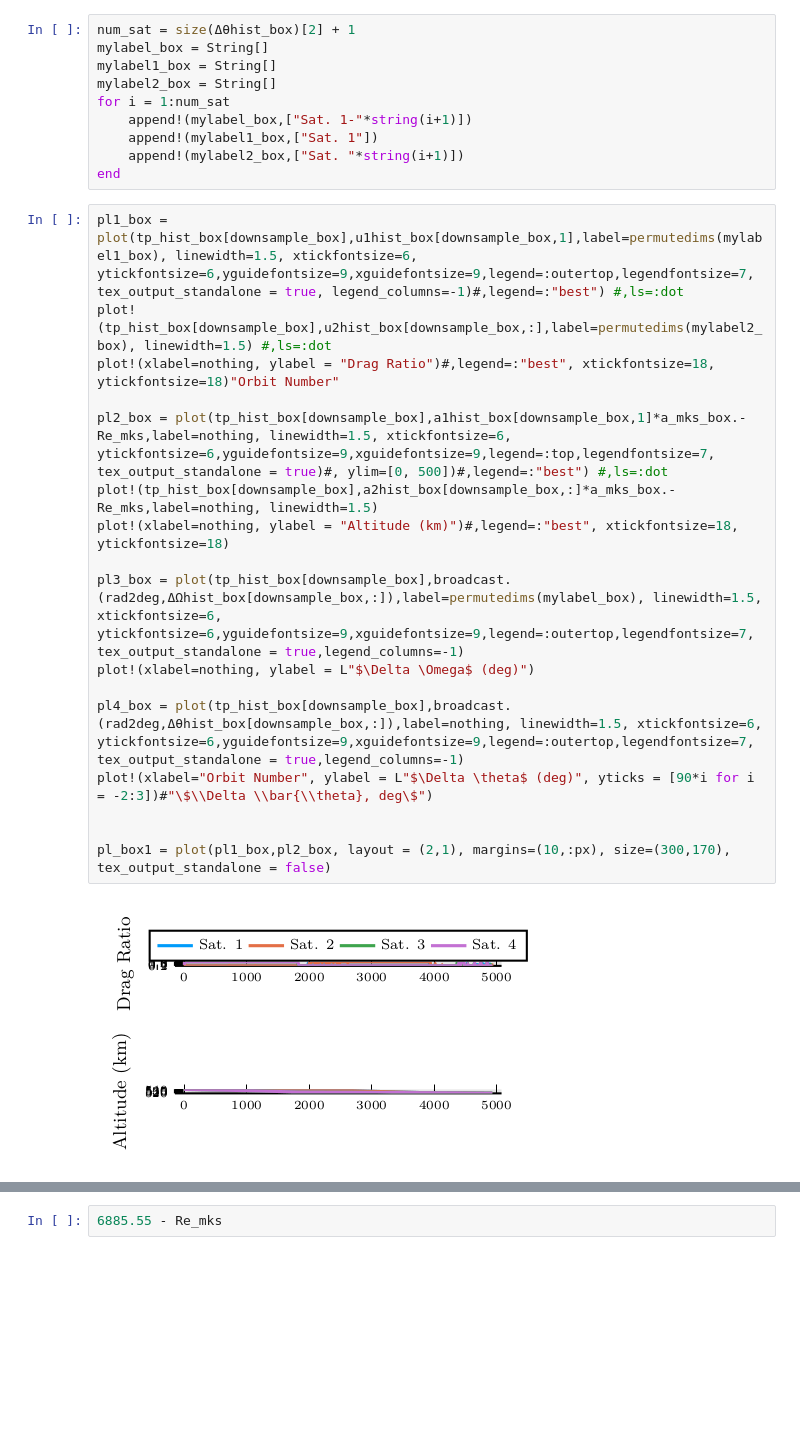
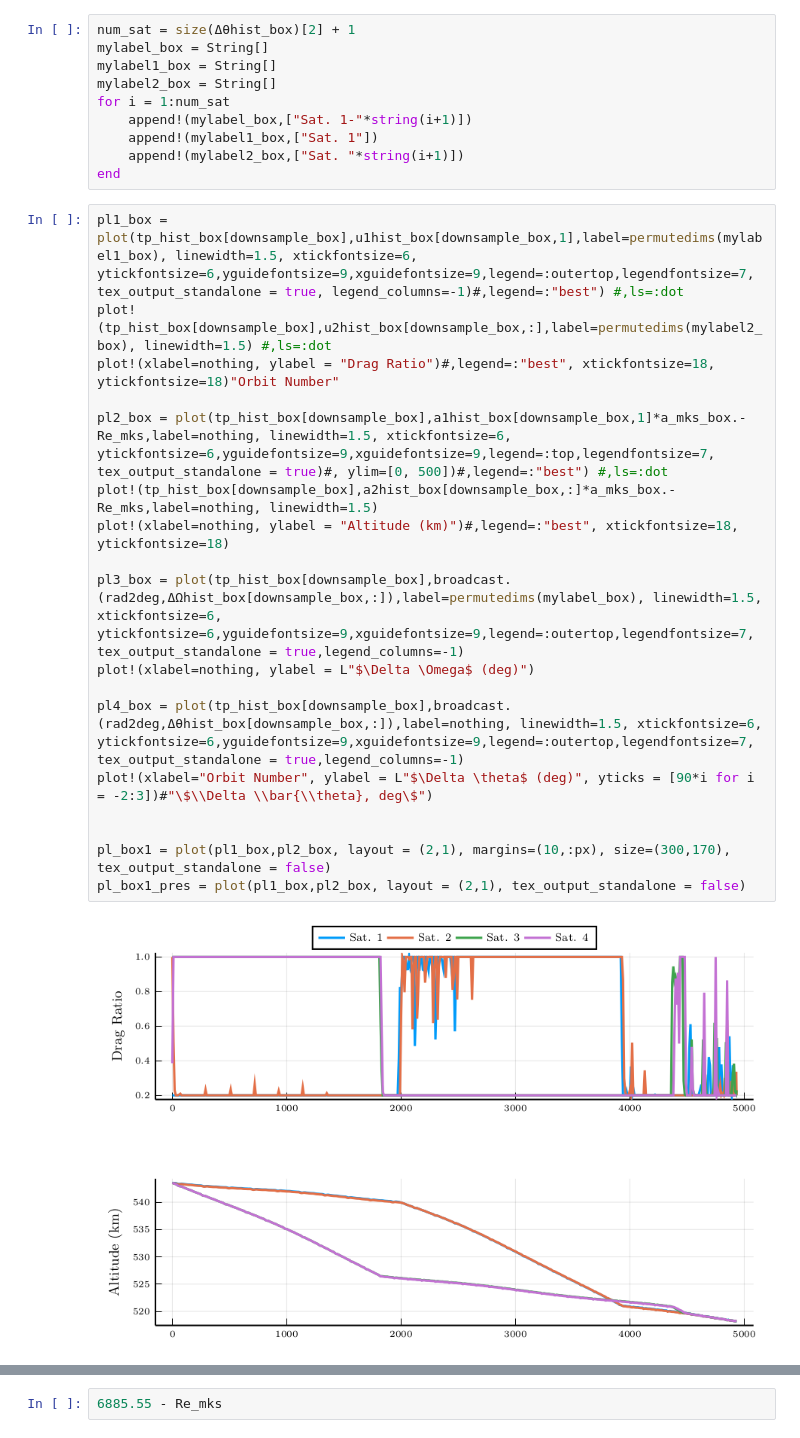
Before and after one commit to RoboticExplorationLab/drag-formation, a Jupyter notebook: closedloop_plotting.ipynb, the cells around one changed output, grey strips where cells are left out. Cells and saved outputs as stored; diff of their text form; blank space fills up the shorter version.

```diff
--- a/closedloop_plotting.ipynb
+++ b/closedloop_plotting.ipynb
@@ -173,21 +175,22 @@ end
 # %%
 pl1_box = plot(tp_hist_box[downsample_box],u1hist_box[downsample_box,1],label=permutedims(mylabel1_box), linewidth=1.5, xtickfontsize=6, ytickfontsize=6,yguidefontsize=9,xguidefontsize=9,legend=:outertop,legendfontsize=7, tex_output_standalone = true, legend_columns=-1)#,legend=:"best") #,ls=:dot
 plot!(tp_hist_box[downsample_box],u2hist_box[downsample_box,:],label=permutedims(mylabel2_box), linewidth=1.5) #,ls=:dot
 plot!(xlabel=nothing, ylabel = "Drag Ratio")#,legend=:"best", xtickfontsize=18, ytickfontsize=18)"Orbit Number"
 
 pl2_box = plot(tp_hist_box[downsample_box],a1hist_box[downsample_box,1]*a_mks_box.-Re_mks,label=nothing, linewidth=1.5, xtickfontsize=6, ytickfontsize=6,yguidefontsize=9,xguidefontsize=9,legend=:top,legendfontsize=7, tex_output_standalone = true)#, ylim=[0, 500])#,legend=:"best") #,ls=:dot
 plot!(tp_hist_box[downsample_box],a2hist_box[downsample_box,:]*a_mks_box.-Re_mks,label=nothing, linewidth=1.5)
 plot!(xlabel=nothing, ylabel = "Altitude (km)")#,legend=:"best", xtickfontsize=18, ytickfontsize=18)
 
 pl3_box = plot(tp_hist_box[downsample_box],broadcast.(rad2deg,ΔΩhist_box[downsample_box,:]),label=permutedims(mylabel_box), linewidth=1.5, xtickfontsize=6, ytickfontsize=6,yguidefontsize=9,xguidefontsize=9,legend=:outertop,legendfontsize=7, tex_output_standalone = true,legend_columns=-1)
 plot!(xlabel=nothing, ylabel = L"$\Delta \Omega$ (deg)")
 
 pl4_box = plot(tp_hist_box[downsample_box],broadcast.(rad2deg,Δθhist_box[downsample_box,:]),label=nothing, linewidth=1.5, xtickfontsize=6, ytickfontsize=6,yguidefontsize=9,xguidefontsize=9,legend=:outertop,legendfontsize=7, tex_output_standalone = true,legend_columns=-1)
 plot!(xlabel="Orbit Number", ylabel = L"$\Delta \theta$ (deg)", yticks = [90*i for i = -2:3])#"\$\\Delta \\bar{\\theta}, deg\$")
 
 
 pl_box1 = plot(pl1_box,pl2_box, layout = (2,1), margins=(10,:px), size=(300,170), tex_output_standalone = false)
+pl_box1_pres = plot(pl1_box,pl2_box, layout = (2,1), tex_output_standalone = false)
 # %% [output]
-[figure, old version]
+[figure, new version]
 # %%
 pl_box2 = plot(pl3_box,pl4_box, layout = (2,1), margins=(10,:px), size=(300,170), tex_output_standalone = false)
```
Also changed, not shown: parts of 7 cells of this notebook.
